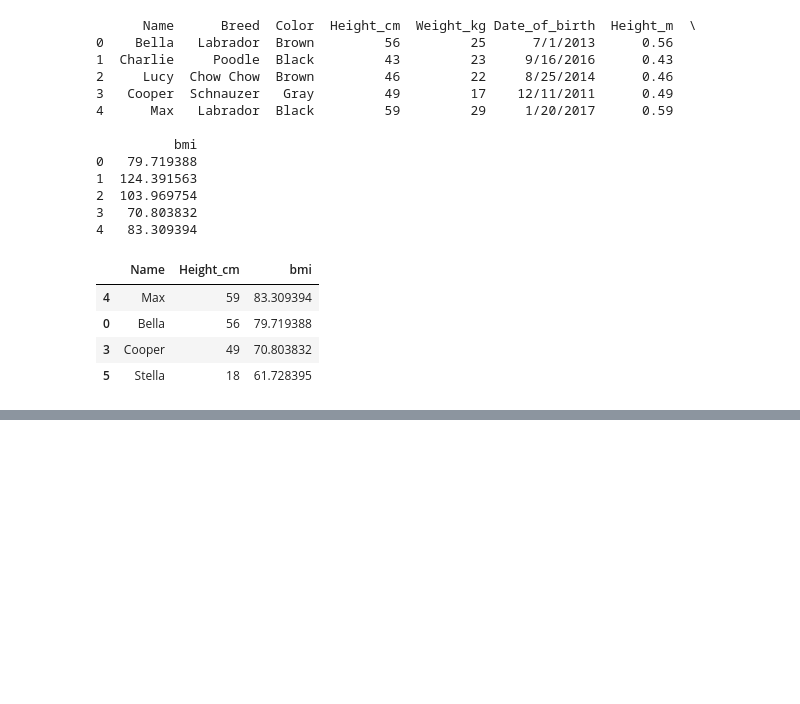
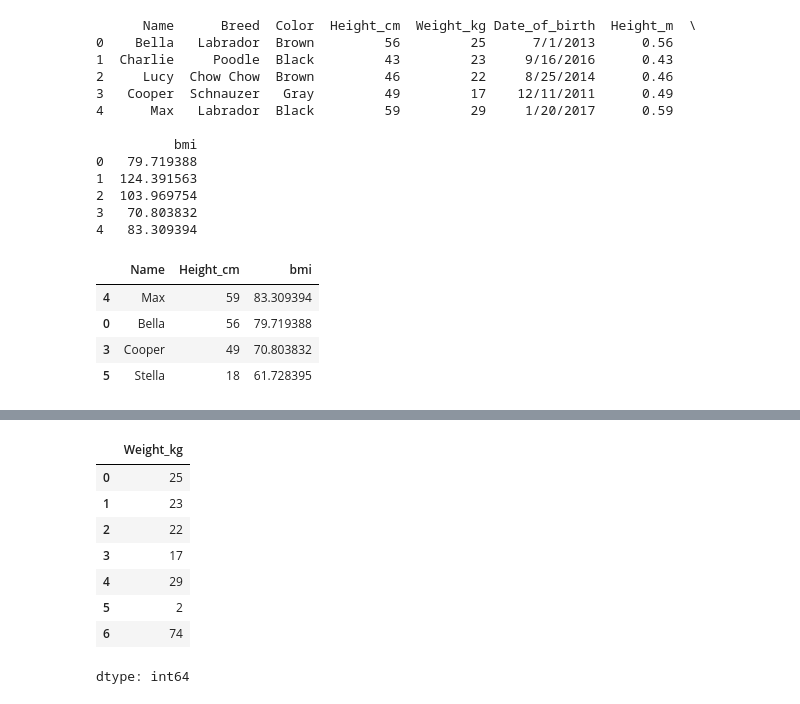
Before and after one commit to Syeda-Eman/40-days-of-Python, a Jupyter notebook: Day_22.ipynb, the cells around one changed output, grey strips where cells are left out. Drawn from its saved outputs; the diff is of its cells as text; code cells hidden in the pictures; blank space fills up the shorter version.

```diff
--- a/Day_22.ipynb
+++ b/Day_22.ipynb
@@ -307,0 +392,13 @@ bmi_lt_100_height[['Name',"Height_cm","bmi"]]
+# %%
+#cumilative sum
+dogs["Weight_kg"]
+# %% [output]
+|  | Weight_kg |
+| 0 | 25 |
+| 1 | 23 |
+| 2 | 22 |
+| 3 | 17 |
+| 4 | 29 |
+| 5 | 2 |
+| 6 | 74 |
+dtype: int64
```
Also changed, not shown: parts of 19 cells of this notebook.
